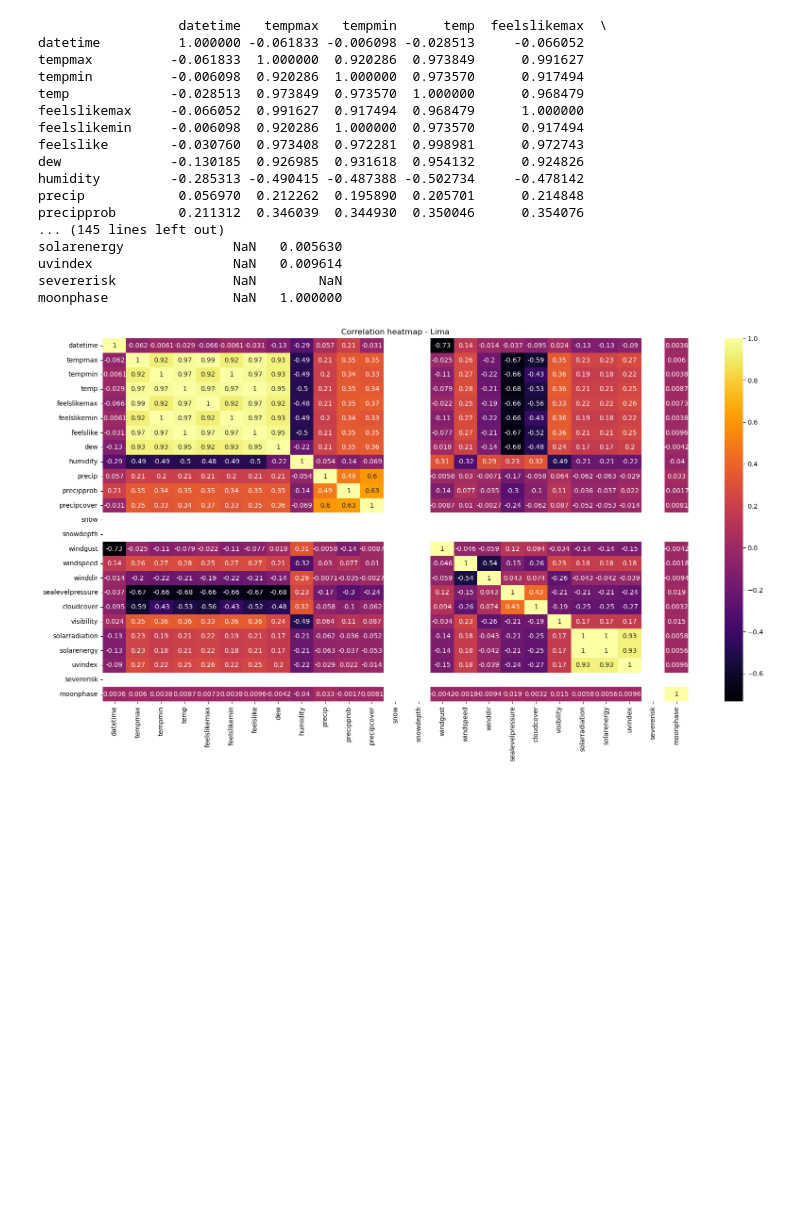
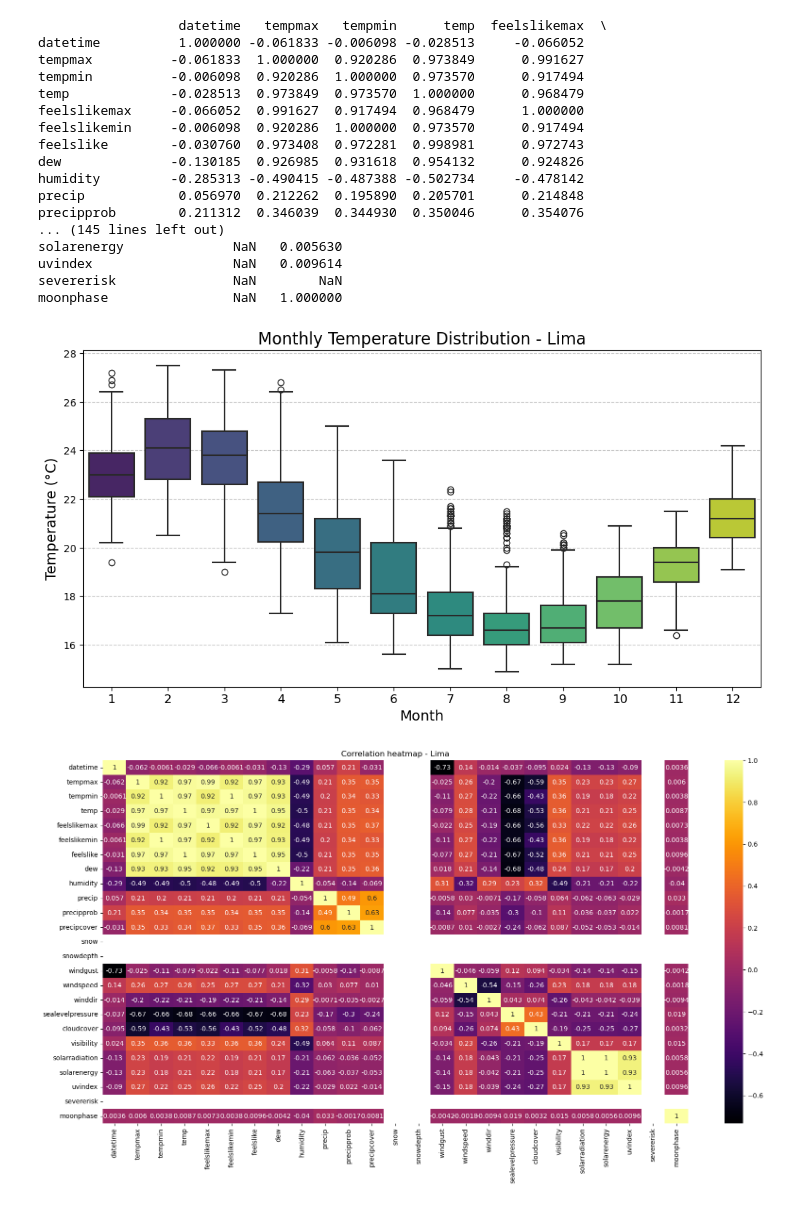
Before and after one commit to nicolaelisabetarosca/weather-prediction, a Jupyter notebook: Lima Modelling Comparative Study.ipynb, the cells around one changed output. Drawn from its saved outputs; the diff is of its cells as text; code cells hidden in the pictures; blank space fills up the shorter version.

```diff
--- a/Lima Modelling Comparative Study.ipynb
+++ b/Lima Modelling Comparative Study.ipynb
@@ -135,6 +135,25 @@ solarenergy              NaN   0.005630
 uvindex                  NaN   0.009614
 severerisk               NaN        NaN
 moonphase                NaN   1.000000
+# %%
+#understanding monthly distribution of the data and how the temperature differ from month to month
+
+df_lima['month'] = df_lima.index.month
+
+plt.figure(figsize=(12, 6))
+sns.boxplot(x='month', y='temp', data=df_lima, palette='viridis', linewidth=1.5)
+plt.title('Monthly Temperature Distribution - Lima', fontsize=16)
+plt.xlabel('Month', fontsize=14)
+plt.ylabel('Temperature (°C)', fontsize=14)
+plt.xticks(fontsize=12)
+plt.grid(axis='y', linestyle='--', alpha=0.7)
+
+save_path = r'C:\Users\nicol\OneDrive\Master\Goldsmiths\Thesis\weather-prediction\images\targetfeature_distribution_lima.png'
+plt.savefig(save_path, bbox_inches='tight', dpi=300)
+
+plt.show()
+# %% [output]
+[figure, added]
 # %%
 #heatmap
 
```
Also changed, not shown: 7 other files.
